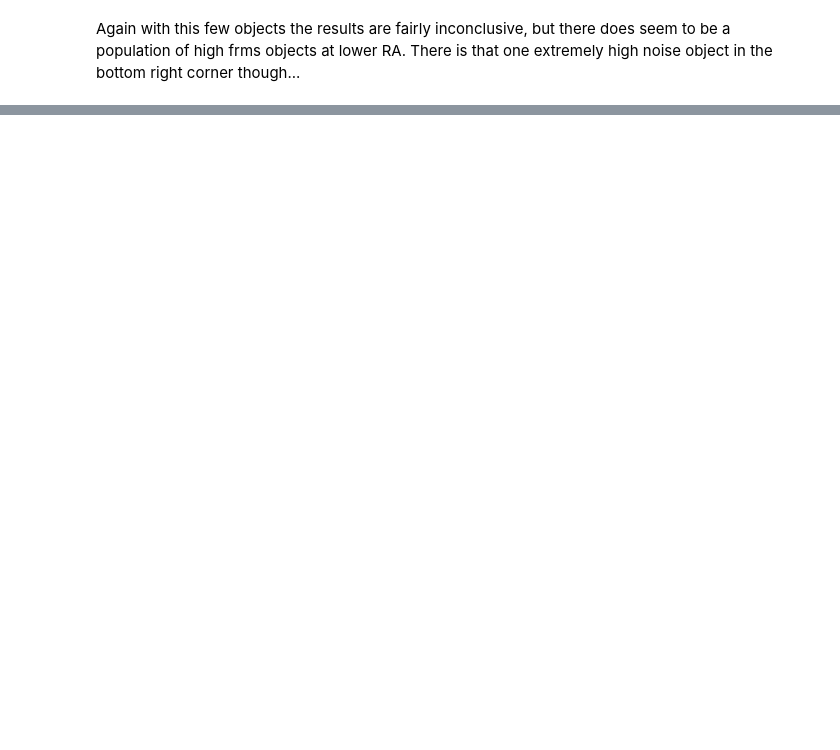
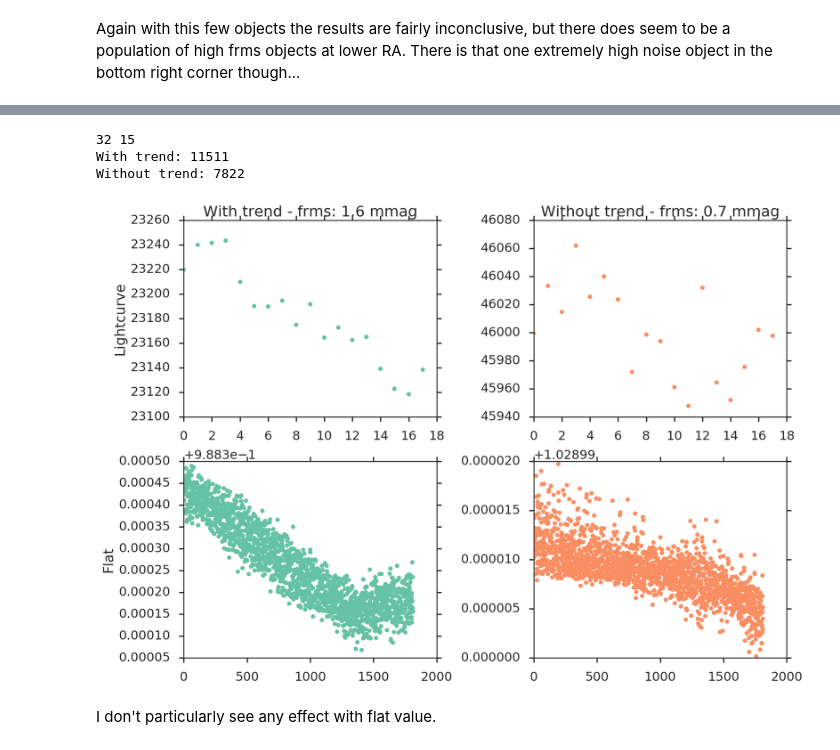
Before and after one commit to NGTS/lightcurve-explorer, a Jupyter notebook: exploration/prechosen-apertures.ipynb, the cells around one changed output, grey strips where cells are left out. Drawn from its saved outputs; the diff is of its cells as text; code cells hidden in the pictures; blank space fills up the shorter version.

```diff
--- a/exploration/prechosen-apertures.ipynb
+++ b/exploration/prechosen-apertures.ipynb
@@ -404,0 +429,46 @@ Again with this few objects the results are fairly inconclusive, but there does
+# %%
+def extract_data(fname, aperture_list):
+    '''
+    Function to extract the mean flat value from a frame, along with the mjd
+    '''
+    header = fitsio.read_header(fname)
+    x, y = object_coordinates(aperture_list, header)
+    apertures = CircularAperture(list(zip(x, y)), r=3)
+    phot_table = aperture_photometry(mflat, apertures)
+    fluxes = (phot_table['aperture_sum'] / (np.pi * 3. ** 2)).data
+    return PhotometryResult(mjd=header['MJD'], average_flats=fluxes)
+# %%
+# Parallel process the files
+executor = ProcessPoolExecutor()
+fn = partial(extract_data, aperture_list=aperture_list)
+results = sorted(executor.map(fn, files), key=lambda entry: entry.mjd)
+# %%
+flat_lightcurves = np.array([entry.average_flats for entry in results]).T
+# %%
+with_trend_index = np.random.choice(np.where((aperture_list['trend'] == 'with'))[0])
+without_trend_index = np.random.choice(np.where((aperture_list['trend'] == 'without'))[0])
+
+print(with_trend_index, without_trend_index)
+
+print("With trend: %d" % aperture_list.iloc[with_trend_index]['aperture'])
+print("Without trend: %d" % aperture_list.iloc[without_trend_index]['aperture'])
+# %% [output]
+32 15
+With trend: 11511
+Without trend: 7822
+# %%
+fig, axes = plt.subplots(2, 2)
+axes[0, 0].plot(binned_lcs[with_trend_index], '.')
+axes[0, 1].plot(binned_lcs[without_trend_index], '.', color=colours[1])
+axes[1, 0].plot(flat_lightcurves[with_trend_index, 30:], '.')
+axes[1, 1].plot(flat_lightcurves[without_trend_index, 30:], '.', color=colours[1])
+axes[0, 0].set(title='With trend - frms: {:.1f} mmag'.format(
+        binned_lcs[with_trend_index].std() * 1000 / binned_lcs[with_trend_index].mean()), ylabel='Lightcurve')
+axes[0, 1].set(title='Without trend - frms: {:.1f} mmag'.format(
+        binned_lcs[without_trend_index].std() * 1000 / binned_lcs[without_trend_index].mean()))
+axes[1, 0].set(ylabel='Flat')
+fig.tight_layout()
+# %% [output]
+[figure, added]
+# %% [markdown]
+I don't particularly see any effect with flat value.
```
Also changed, not shown: parts of 18 cells of this notebook, 3 other files.
